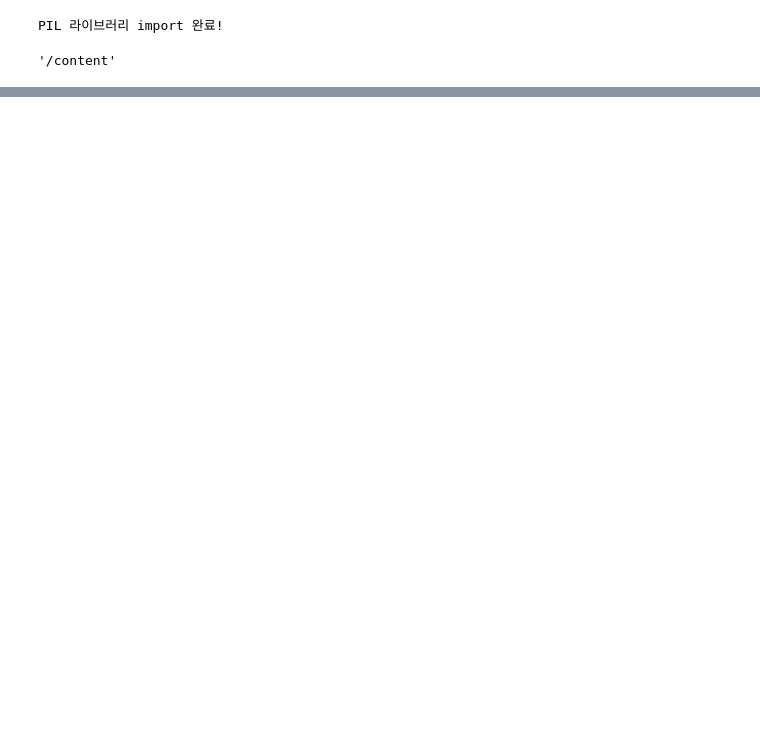
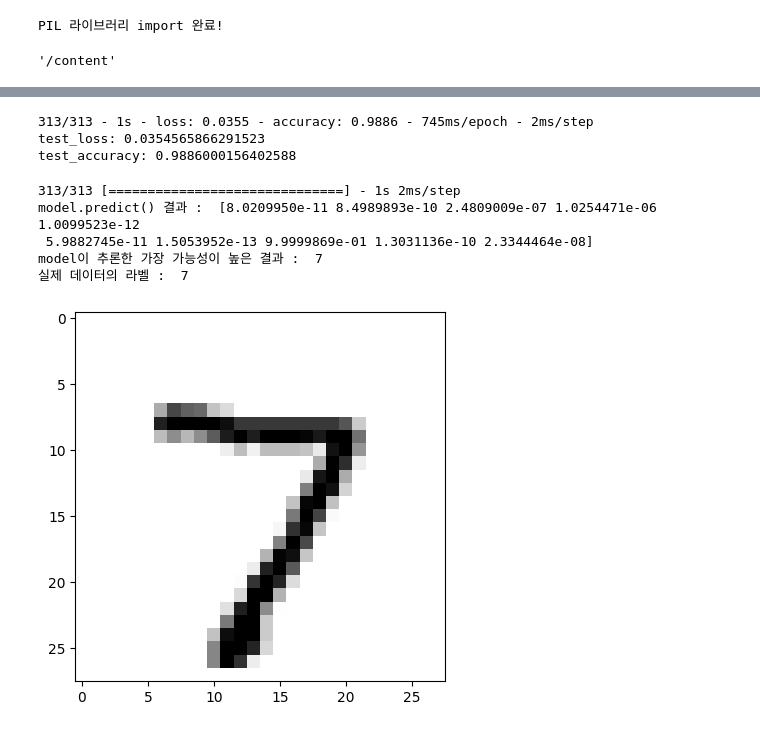
Before and after one commit to dotorimaker/aiffelQUIZ, a Jupyter notebook: 2023_05_11_Rock_Paper_Scissors.ipynb, the cells around one changed output, grey strips where cells are left out. Drawn from its saved outputs; the diff is of its cells as text; code cells hidden in the pictures; blank space fills up the shorter version.

```diff
--- a/2023_05_11_Rock_Paper_Scissors.ipynb
+++ b/2023_05_11_Rock_Paper_Scissors.ipynb
@@ -26,0 +102,11 @@ pwd
+# %%
+# 딥러닝 네트워크 학습시키기
+
+print("Before Reshape - x_train_norm shape: {}".format(x_train_norm.shape))
+print("Before Reshape - x_test_norm shape: {}".format(x_test_norm.shape))
+
+x_train_reshaped=x_train_norm.reshape( -1, 28, 28, 1)  # 데이터갯수에 -1을 쓰면 reshape시 자동계산됩니다.
+x_test_reshaped=x_test_norm.reshape( -1, 28, 28, 1)
+
+print("After Reshape - x_train_reshaped shape: {}".format(x_train_reshaped.shape))
+print("After Reshape - x_test_reshaped shape: {}".format(x_test_reshaped.shape))
@@ -26,0 +118,6 @@ pwd
+# %%
+model.compile(optimizer='adam',
+             loss='sparse_categorical_crossentropy',
+             metrics=['accuracy'])
+
+model.fit(x_train_reshaped, y_train, epochs=10)
@@ -26,0 +146,31 @@ pwd
+# %%
+# 모델 평가하기
+# 테스트 데이터로 성능을 확인해보기
+test_loss, test_accuracy = model.evaluate(x_test_reshaped,y_test, verbose=2)
+print("test_loss: {} ".format(test_loss))
+print("test_accuracy: {}".format(test_accuracy))
+# %% [output]
+313/313 - 1s - loss: 0.0355 - accuracy: 0.9886 - 745ms/epoch - 2ms/step
+test_loss: 0.0354565866291523
+test_accuracy: 0.9886000156402588
+# %%
+# 어떤 데이터를 잘못 추론했는지 확인해보기
+
+predicted_result = model.predict(x_test_reshaped)  # model이 추론한 확률값.
+predicted_labels = np.argmax(predicted_result, axis=1)
+
+idx = 0  # 1번째 x_test를 살펴보자.
+print('model.predict() 결과 : ', predicted_result[idx])
+print('model이 추론한 가장 가능성이 높은 결과 : ', predicted_labels[idx])
+print('실제 데이터의 라벨 : ', y_test[idx])
+
+# 실제 데이터 확인
+plt.imshow(x_test[idx],cmap=plt.cm.binary)
+plt.show()
+# %% [output]
+313/313 [==============================] - 1s 2ms/step
+model.predict() 결과 :  [8.0209950e-11 8.4989893e-10 2.4809009e-07 1.0254471e-06 1.0099523e-12
+ 5.9882745e-11 1.5053952e-13 9.9999869e-01 1.3031136e-10 2.3344464e-08]
+model이 추론한 가장 가능성이 높은 결과 :  7
+실제 데이터의 라벨 :  7
+[figure, added]
```
Also changed, not shown: parts of 19 cells of this notebook.
